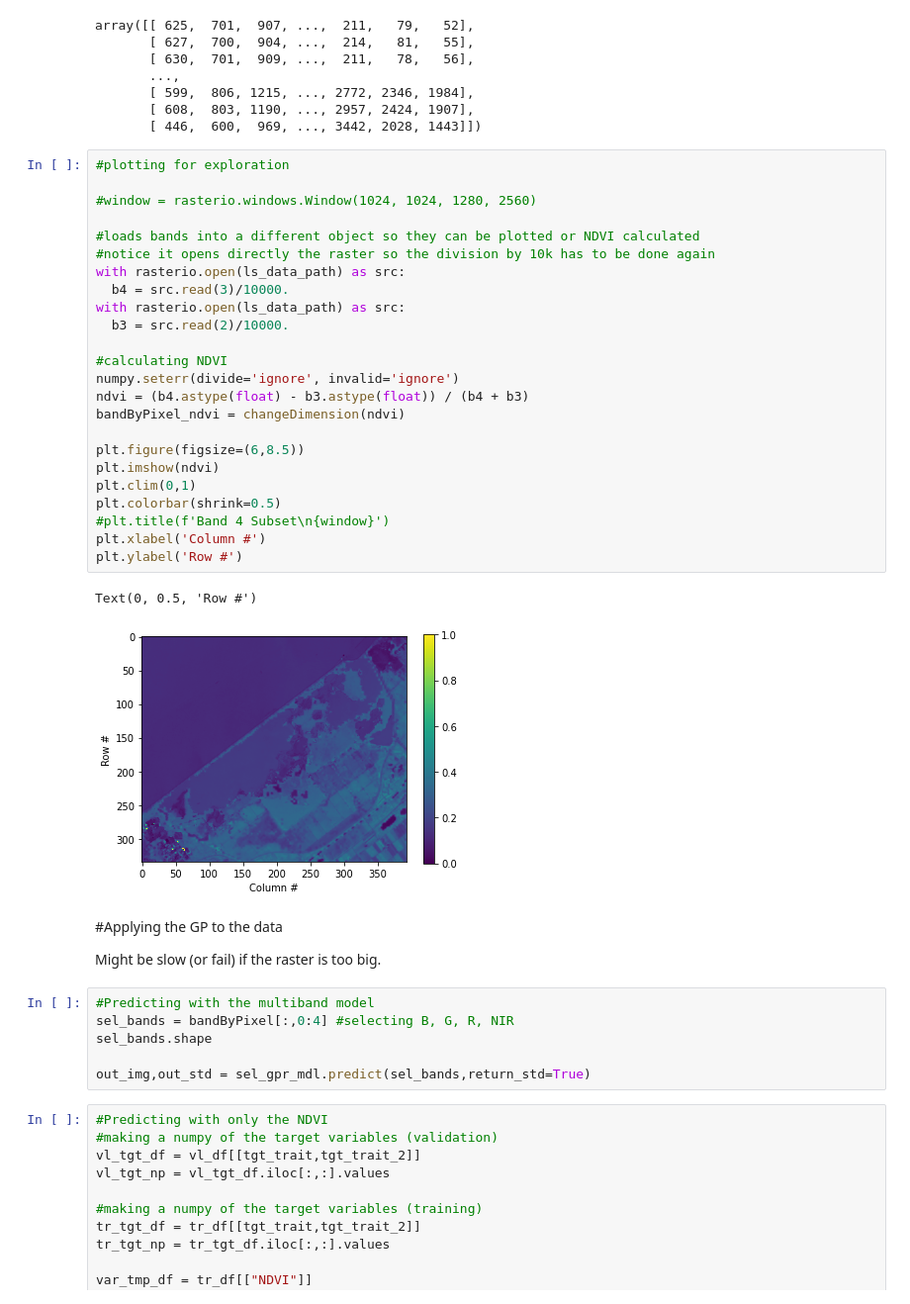
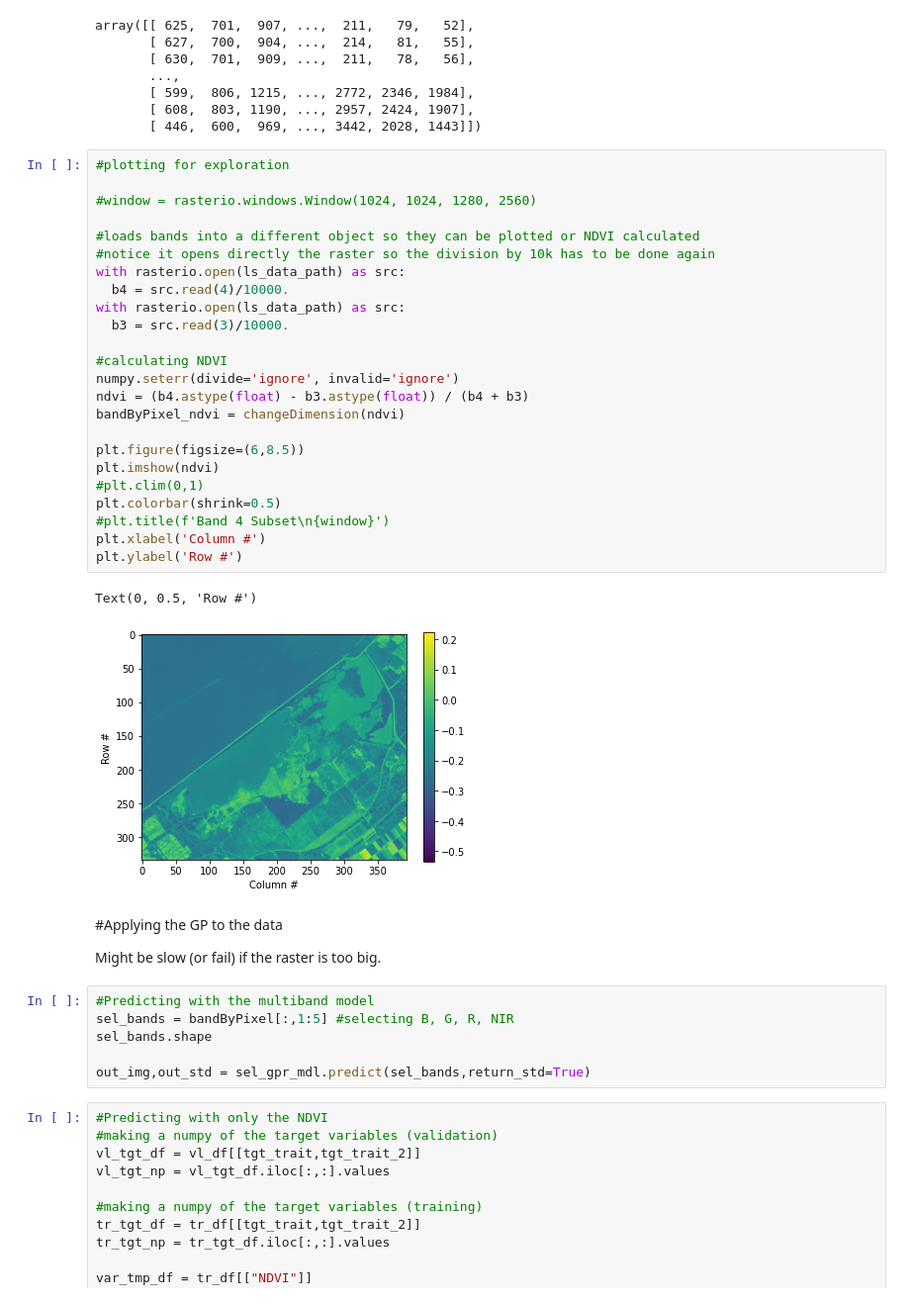
Before and after one commit to nunocesarsa/GoogleColab_public, a Jupyter notebook: GP_Augmentation_OVPGrass.ipynb, the cells around one changed output. Shown at 99% size. Cells and saved outputs as stored; diff of their text form.

```diff
--- a/GP_Augmentation_OVPGrass.ipynb
+++ b/GP_Augmentation_OVPGrass.ipynb
@@ -419,37 +419,37 @@ array([[ 625,  701,  907, ...,  211,   79,   52],
 # %%
 #plotting for exploration
 
 #window = rasterio.windows.Window(1024, 1024, 1280, 2560)
 
 #loads bands into a different object so they can be plotted or NDVI calculated
 #notice it opens directly the raster so the division by 10k has to be done again
 with rasterio.open(ls_data_path) as src:
-  b4 = src.read(3)/10000.
+  b4 = src.read(4)/10000.
 with rasterio.open(ls_data_path) as src:
-  b3 = src.read(2)/10000.
+  b3 = src.read(3)/10000.
 
 #calculating NDVI
 numpy.seterr(divide='ignore', invalid='ignore')
 ndvi = (b4.astype(float) - b3.astype(float)) / (b4 + b3)
 bandByPixel_ndvi = changeDimension(ndvi)
 
 plt.figure(figsize=(6,8.5))
 plt.imshow(ndvi)
-plt.clim(0,1)
+#plt.clim(0,1)
 plt.colorbar(shrink=0.5)
 #plt.title(f'Band 4 Subset\n{window}')
 plt.xlabel('Column #')
 plt.ylabel('Row #')
 # %% [output]
 Text(0, 0.5, 'Row #')
-[figure, old version]
+[figure, new version]
 # %% [markdown]
 #Applying the GP to the data
 
 Might be slow (or fail) if the raster is too big.
 # %%
 #Predicting with the multiband model
-sel_bands = bandByPixel[:,0:4] #selecting B, G, R, NIR
+sel_bands = bandByPixel[:,1:5] #selecting B, G, R, NIR
 sel_bands.shape
 
 out_img,out_std = sel_gpr_mdl.predict(sel_bands,return_std=True)
```
Also changed, not shown: parts of 1 cell of this notebook.
